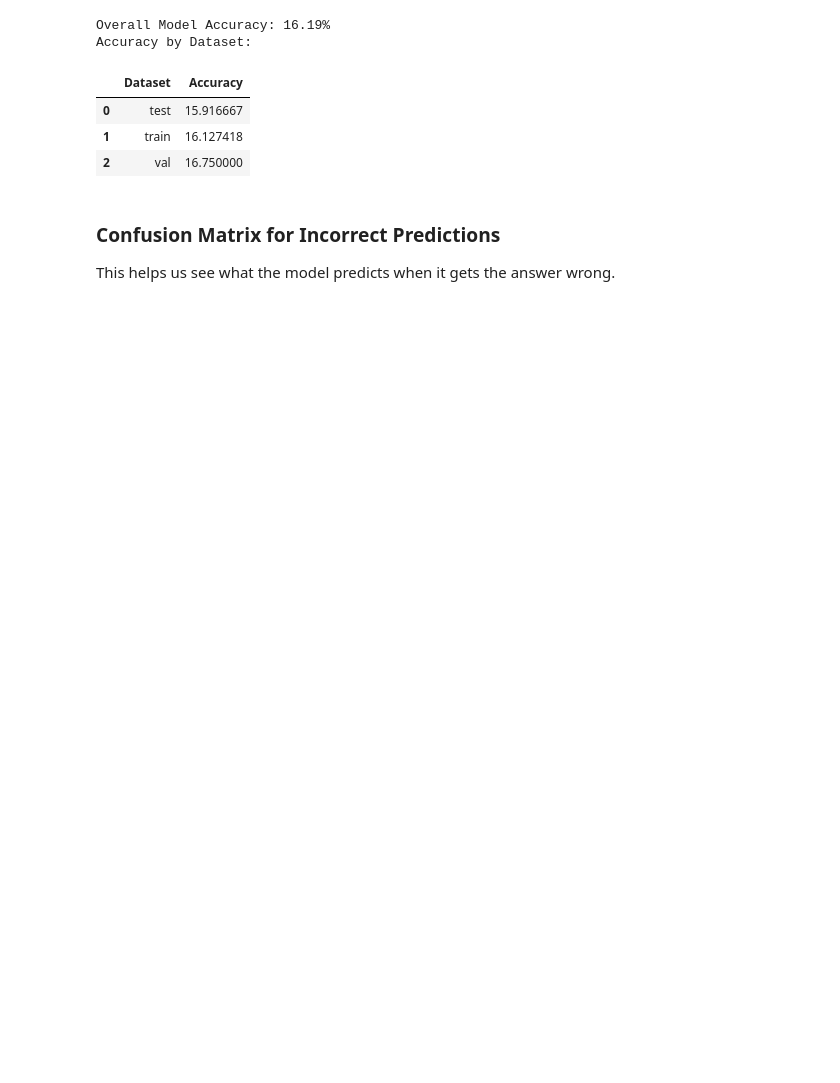
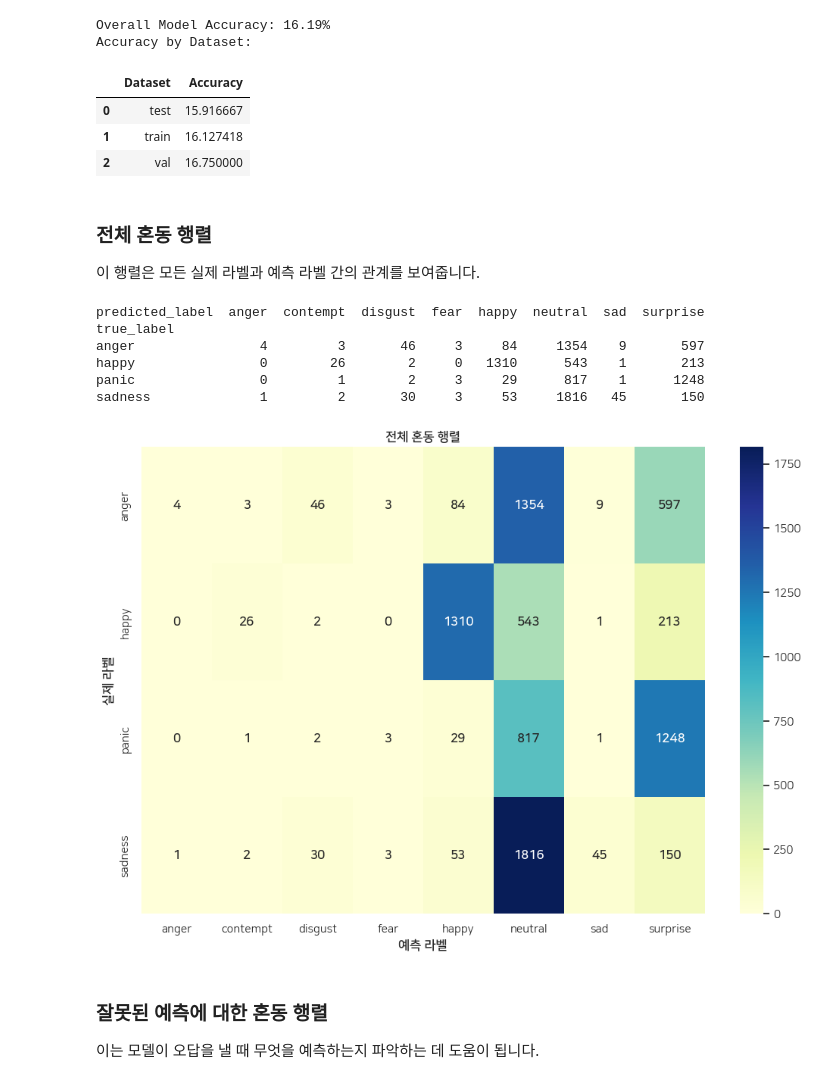
Before and after one commit to json-han/dys_AI_FER, a Jupyter notebook: 03_analyze_prediction_results.ipynb, the cells around one changed output. Saved outputs shown, nothing was run; the diff lists cells and outputs as text; code cells hidden in the pictures; blank space fills up the shorter version.

```diff
--- a/03_analyze_prediction_results.ipynb
+++ b/03_analyze_prediction_results.ipynb
@@ -64,9 +82,33 @@ Accuracy by Dataset:
 | 0 | test | 15.916667 |
 | 1 | train | 16.127418 |
 | 2 | val | 16.750000 |
-# %% [markdown]
-### Confusion Matrix for Incorrect Predictions
-This helps us see what the model predicts when it gets the answer wrong.
+# %% [markdown]
+### 전체 혼동 행렬
+이 행렬은 모든 실제 라벨과 예측 라벨 간의 관계를 보여줍니다.
+# %%
+print(full_confusion_matrix)
+# %% [output]
+predicted_label  anger  contempt  disgust  fear  happy  neutral  sad  surprise
+true_label
+anger                4         3       46     3     84     1354    9       597
+happy                0        26        2     0   1310      543    1       213
+panic                0         1        2     3     29      817    1      1248
+sadness              1         2       30     3     53     1816   45       150
+# %%
+if 'df' in locals():
+    full_confusion_matrix = pd.crosstab(df['true_label'], df['predicted_label'])
+
+    plt.figure(figsize=(12, 8))
+    sns.heatmap(full_confusion_matrix, annot=True, fmt='d', cmap='YlGnBu', annot_kws={"fontproperties": font_prop})
+    plt.title('전체 혼동 행렬', fontproperties=font_prop)
+    plt.xlabel('예측 라벨', fontproperties=font_prop)
+    plt.ylabel('실제 라벨', fontproperties=font_prop)
+    plt.show()
+# %% [output]
+[figure, added]
+# %% [markdown]
+### 잘못된 예측에 대한 혼동 행렬
+이는 모델이 오답을 낼 때 무엇을 예측하는지 파악하는 데 도움이 됩니다.
 # %%
 if 'df' in locals():
     wrong_df = df[~df['is_correct']]
```
Also changed, not shown: parts of 15 cells of this notebook, 1 other file.
